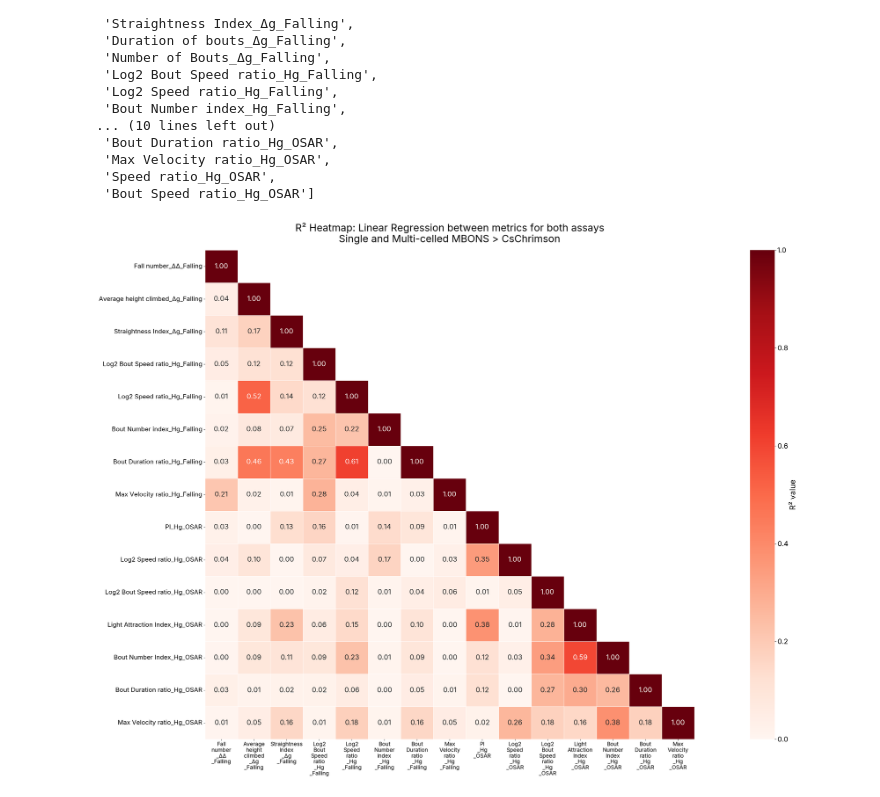
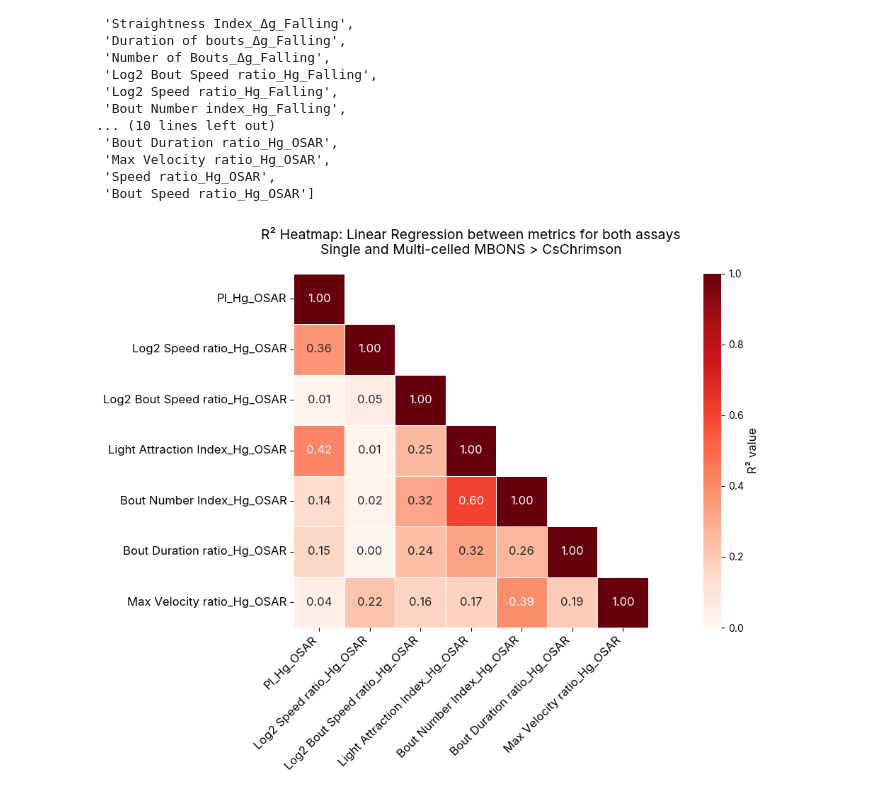
Before and after one commit to lnicole08/OSAR-Nicole-version, a Jupyter notebook: Falling-OSAR Linreg.ipynb, the cells around one changed output. Saved outputs shown, nothing was run; the diff lists cells and outputs as text; code cells hidden in the pictures.

Commit message:
osar phenomics added + new .py file formed

```diff
--- a/Falling-OSAR Linreg.ipynb
+++ b/Falling-OSAR Linreg.ipynb
@@ -168,9 +168,11 @@ def omission(df):
 # %% [markdown]
 ## Formulas to run
 # %%
-fallingexcel = pd.read_excel(specifiedpath + "ACC Lab Dropbox\\ACC Lab\\Nicole Lee\\Data Compilation\\2025 Complete raw values osar falling\\Falling.xlsx")
+fallingexcel = pd.read_excel(specifiedpath + "ACC Lab Dropbox\\ACC Lab\\Nicole Lee\\Data Compilation\\2025 Complete raw values osar falling\\Falling_20260131.xlsx")
 MBONList = list(fallingexcel['MBON'].unique())
 
 lobelocation = MBONnamefile(MBONList, specifiedpath + "\\ACC Lab Dropbox\\ACC Lab\\Nicole Lee\\Data Compilation\\Falling_New\\")
 # %% [markdown]
 ## Lin reg of OSAR
+# %%
+mbon_in_aso = ["MB434B", "MB210B", "MB112C", "SS01194", "MB077B", "SS67741"]
@@ -729,15 +741,17 @@ singlecellmbon = ['MB018B',
 'SS95118',
 'SS97567']
 # %%
-## Falling only
 responder = "Chrimson2"
 mode = "all"  #single, multi, or all
 
-metricsidontwant = [ 'Pause position_Δg_Falling',  'Duration of bouts_Δg_Falling','Number of Bouts_Δg_Falling',
-                    'Max velocity_Δg_Falling',     'Bout speed_Δg_Falling',  'Speed_Δg_Falling', 'Speed ratio_Hg_OSAR',
-                    'Bout Speed ratio_Hg_OSAR',  'genotypeandresponder']
+extras = ['responder', 'MBON']
+exclude = ['Bout Speed ratio_Hg_OSAR', 'Speed ratio_Hg_OSAR']
 
-specificmetricdf = totalmetriccomparison[[col for col in totalmetriccomparison.columns if col not in metricsidontwant]]
+metrics_to_compute = [c for c in totalmetriccomparison.columns.tolist() if (c.endswith('OSAR') and c not in exclude) or c in extras]
+
+
+
+specificmetricdf = totalmetriccomparison[metrics_to_compute]
 
 if responder == 'Chrimson2':
     responderrename = "CsChrimson"
@@ -780,41 +794,41 @@ for i in range(n_metrics):
         x_filtered = x[valid_mask]
         y_filtered = y[valid_mask]
 
         # Only calculate regression if we have enough data points
         if len(x_filtered) > 1:
             slope, intercept, r_value, p_value, std_err = linregress(x_filtered, y_filtered)
             r2_matrix[i, j] = r_value**2
         else:
             r2_matrix[i, j] = np.nan  # Not enough data
 
 r2_df = pd.DataFrame(r2_matrix,
                      columns=df_linreg.columns,
                      index=df_linreg.columns)
 
 mask = np.triu(np.ones_like(r2_df, dtype=bool), k=1)
 
-fig, ax = plt.subplots(figsize=(40, 20))
+fig, ax = plt.subplots(figsize=(16, 8))
 hmap = sns.heatmap(r2_df, annot=True, fmt='.2f', cmap=cmapcolor,
-            vmin=0, vmax=1, center=0.5, annot_kws={'fontsize': 18},
+            vmin=0, vmax=1, center=0.5, annot_kws={'fontsize': 12},
             cbar_kws={'label': 'R² value'},
             square=True, linewidths=0.5, ax=ax,
             mask=mask)
 
 cbar = hmap.collections[0].colorbar
-cbar.ax.tick_params(labelsize=18)
-cbar.set_label('R² value', fontsize=20)
+cbar.ax.tick_params(labelsize=10)
+cbar.set_label('R² value', fontsize=12)
 
 plt.title(f"R² Heatmap: Linear Regression between metrics for both assays\n" + modename + " MBONS > " + responderrename,
-          fontsize=26, pad=20)
-plt.xticks(rotation=0, fontsize = 14)
-wrap_labels(hmap, 5)
-plt.yticks(rotation=0, fontsize = 16)
+          fontsize=14, pad=20)
+plt.xticks(rotation=45, ha = "right", fontsize = 12)
+# wrap_labels(hmap, 5)
+plt.yticks(rotation=0, fontsize = 12)
 plt.tight_layout()
+mpl.rcParams['svg.fonttype'] = 'none'
 
 
 plt.savefig(filesavedir + date + "_" + responder + "_heatmaplinregfor_" + modename +".svg")
-plt.savefig(filesavedir + date + "_" + responder + "_heatmaplinregfor_" + modename +".png", dpi=600)
-
+#plt.savefig(filesavedir + date + "_" + responder + "_heatmaplinregfor_" + modename +".png", dpi=600)
 plt.show()
 # %% [output]
-[figure, old version]
+[figure, new version]
```
Also changed, not shown: parts of 5 cells of this notebook, 7 other files.
